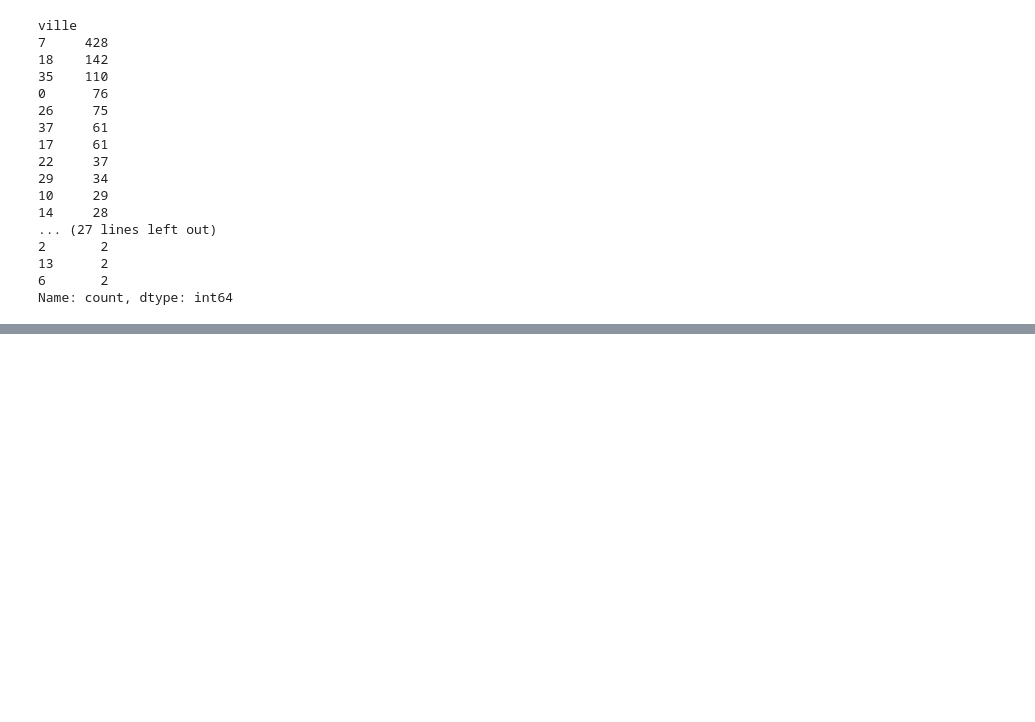
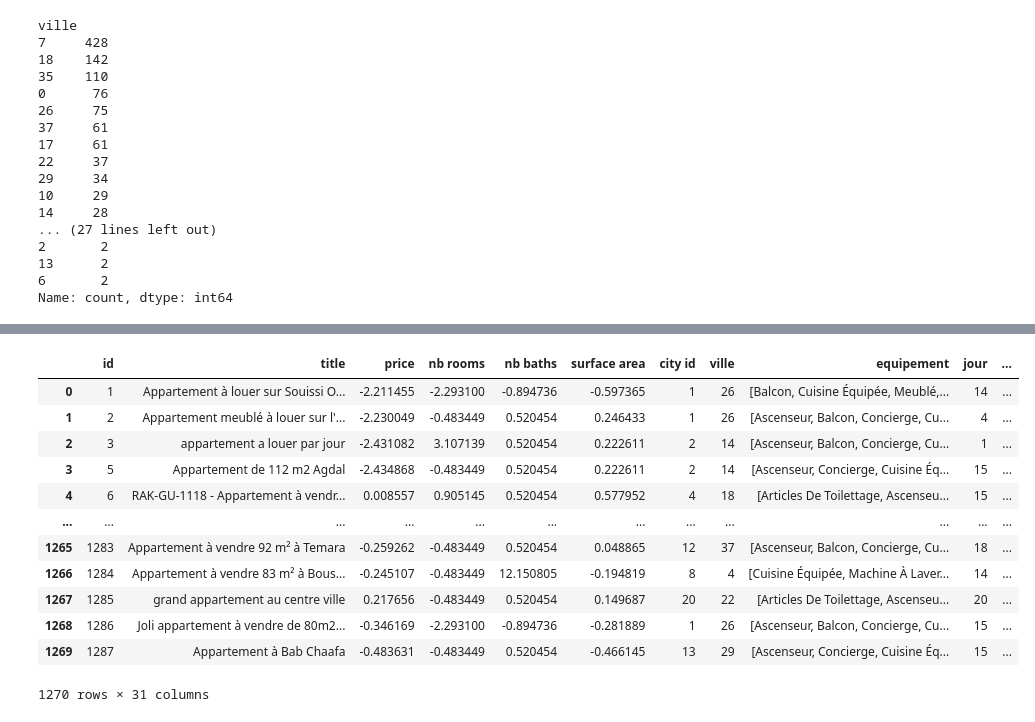
Before and after one commit to rahiqi-al/machine-learning-, a Jupyter notebook: test.ipynb, the cells around one changed output, grey strips where cells are left out. Cells and saved outputs as stored; diff of their text form; code cells hidden in the pictures; blank space fills up the shorter version.

Commit message:
transformation done

```diff
--- a/test.ipynb
+++ b/test.ipynb
@@ -465,3 +465,16 @@ ville
 13      2
 6       2
 Name: count, dtype: int64
+# %%
+from sklearn.preprocessing import MultiLabelBinarizer
+
+df[config.column_equipement[1]]=df[config.column_equipement[1]].apply(lambda x : x.split(","))
+
+mlb = MultiLabelBinarizer()
+encoded_columns = mlb.fit_transform(df[config.column_equipement[1]])
+
+print(encoded_columns)
+
+df_encoded_columns = pd.DataFrame(encoded_columns,columns=mlb.classes_).reset_index()
+df_encoded_columns['index']=df_encoded_columns['index'] + 1
+display(df_encoded_columns)
@@ -467,0 +538,2 @@ Name: count, dtype: int64
+# %%
+df=pd.merge(df,df_encoded_columns,left_on='id',right_on='index',how='inner')
@@ -467,0 +560,16 @@ Name: count, dtype: int64
+# %%
+display(df)
+# %% [output]
+|  | id | title | price | nb rooms | nb baths | surface area | city id | ville | equipement | jour | ... |
+| 0 | 1 | Appartement à louer sur Souissi O... | -2.211455 | -2.293100 | -0.894736 | -0.597365 | 1 | 26 | [Balcon, Cuisine Équipée, Meublé,... | 14 | ... |
+| 1 | 2 | Appartement meublé à louer sur l'... | -2.230049 | -0.483449 | 0.520454 | 0.246433 | 1 | 26 | [Ascenseur, Balcon, Concierge, Cu... | 4 | ... |
+| 2 | 3 | appartement a louer par jour | -2.431082 | 3.107139 | 0.520454 | 0.222611 | 2 | 14 | [Ascenseur, Balcon, Concierge, Cu... | 1 | ... |
+| 3 | 5 | Appartement de 112 m2 Agdal | -2.434868 | -0.483449 | 0.520454 | 0.222611 | 2 | 14 | [Ascenseur, Concierge, Cuisine Éq... | 15 | ... |
+| 4 | 6 | RAK-GU-1118 - Appartement à vendr... | 0.008557 | 0.905145 | 0.520454 | 0.577952 | 4 | 18 | [Articles De Toilettage, Ascenseu... | 15 | ... |
+| ... | ... | ... | ... | ... | ... | ... | ... | ... | ... | ... | ... |
+| 1265 | 1283 | Appartement à vendre 92 m² à Temara | -0.259262 | -0.483449 | 0.520454 | 0.048865 | 12 | 37 | [Ascenseur, Balcon, Concierge, Cu... | 18 | ... |
+| 1266 | 1284 | Appartement à vendre 83 m² à Bous... | -0.245107 | -0.483449 | 12.150805 | -0.194819 | 8 | 4 | [Cuisine Équipée, Machine À Laver... | 14 | ... |
+| 1267 | 1285 | grand appartement au centre ville | 0.217656 | -0.483449 | 0.520454 | 0.149687 | 20 | 22 | [Articles De Toilettage, Ascenseu... | 20 | ... |
+| 1268 | 1286 | Joli appartement à vendre de 80m2... | -0.346169 | -2.293100 | -0.894736 | -0.281889 | 1 | 26 | [Ascenseur, Balcon, Concierge, Cu... | 15 | ... |
+| 1269 | 1287 | Appartement à Bab Chaafa | -0.483631 | -0.483449 | 0.520454 | -0.466145 | 13 | 29 | [Ascenseur, Concierge, Cuisine Éq... | 15 | ... |
+1270 rows × 31 columns
```
Also changed, not shown: parts of 13 cells of this notebook, 3 other files.
